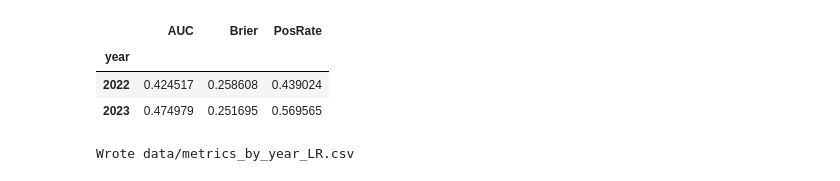
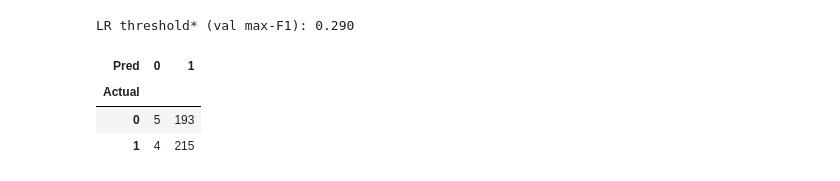
Before and after one commit to yubyunghun/stock-direction-ml, a Jupyter notebook: notebooks/05_explainability.ipynb, the cells around one changed output. Drawn from its saved outputs; the diff is of its cells as text; code cells hidden in the pictures.

```diff
--- a/notebooks/05_explainability.ipynb
+++ b/notebooks/05_explainability.ipynb
@@ -218,24 +215,19 @@ Saved scaler, lr, threshold, feature_list → artifacts/
 # %%
-df_te = df.iloc[i_va:].copy()
-df_te["p_lr"] = p_te_lr
-df_te["year"] = pd.to_datetime(df_te["date"]).dt.year
+# --- Choose threshold on validation to maximize F1, then evaluate on TEST ---
+ths = np.linspace(0.05, 0.95, 181)
+f1s = [f1_score(y_va, (preds["LR"]["va"] >= t).astype(int)) for t in ths]
+t_star = float(ths[int(np.argmax(f1s))])
 
-def _row_metrics(g):
-    auc = roc_auc_score(g["y"], g["p_lr"]) if g["y"].nunique() > 1 else np.nan
-    return pd.Series({
-        "AUC": auc,
-        "Brier": brier_score_loss(g["y"], g["p_lr"]),
-        "PosRate": float(g["y"].mean()),
-    })
-
-by_year = df_te.groupby("year", group_keys=False).apply(_row_metrics)
-display(by_year)
-by_year.to_csv("data/metrics_by_year_LR.csv")
-print("Wrote data/metrics_by_year_LR.csv")
+yhat_test = (preds["LR"]["te"] >= t_star).astype(int)
+cm = pd.DataFrame(confusion_matrix(y_te, yhat_test),
+                  index=pd.Index([0,1], name="Actual"),
+                  columns=pd.Index([0,1], name="Pred"))
+print(f"LR threshold* (val max-F1): {t_star:.3f}")
+cm
 # %% [output]
+LR threshold* (val max-F1): 0.290
-|  | AUC | Brier | PosRate |
-| year |  |  |  |
-| 2022 | 0.424517 | 0.258608 | 0.439024 |
-| 2023 | 0.474979 | 0.251695 | 0.569565 |
+| Pred | 0 | 1 |
+| Actual |  |  |
+| 0 | 5 | 193 |
+| 1 | 4 | 215 |
-Wrote data/metrics_by_year_LR.csv
 # %%
```
Also changed, not shown: parts of 14 cells of this notebook, 26 other files.
